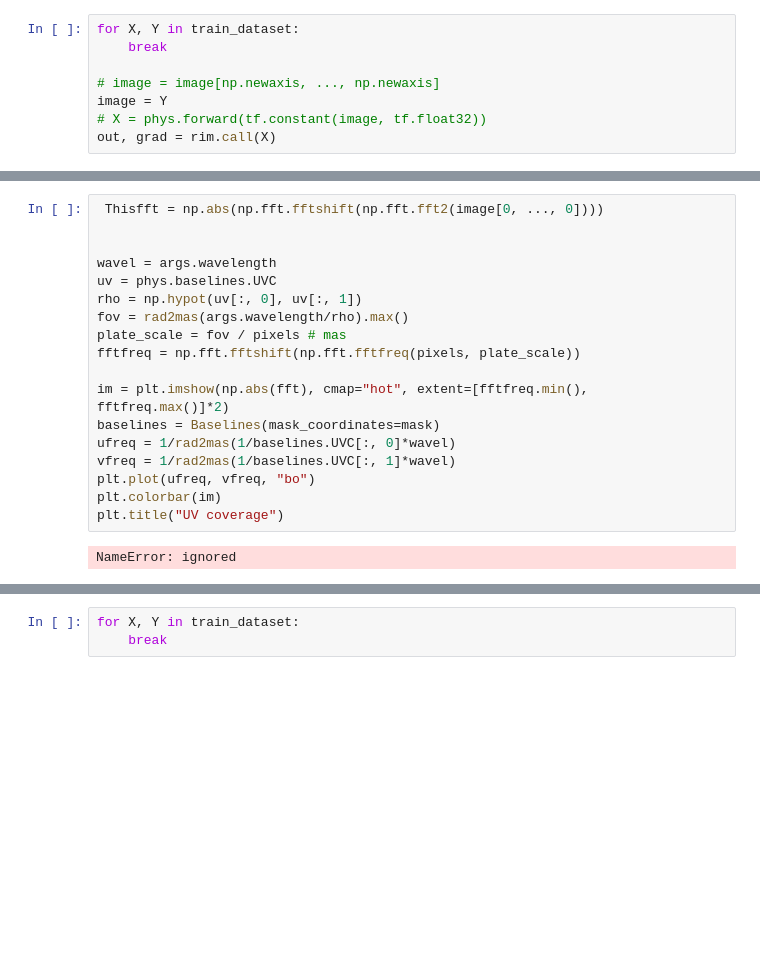
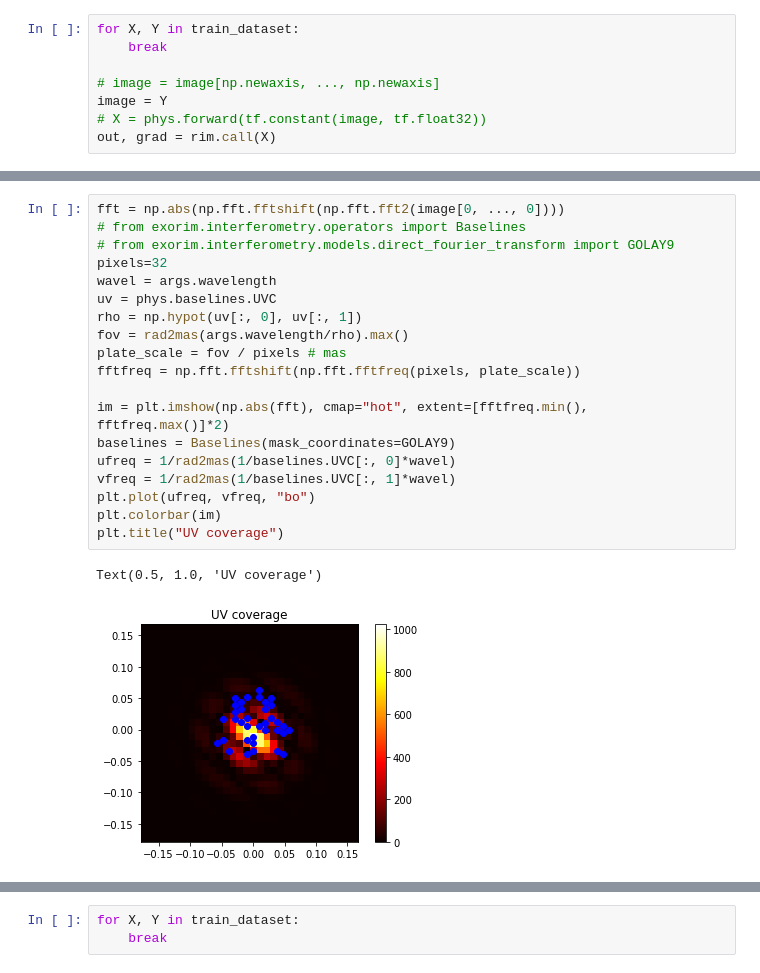
Before and after one commit to AlexandreAdam/ExoRIM, a Jupyter notebook: notebooks/exorim_training.ipynb, the cells around one changed output, grey strips where cells are left out. Drawn from its saved outputs; the diff is of its cells as text; blank space fills up the shorter version.

```diff
--- a/notebooks/exorim_training.ipynb
+++ b/notebooks/exorim_training.ipynb
@@ -298,23 +286,25 @@ for i in range(2):
 # %%
- Thisfft = np.abs(np.fft.fftshift(np.fft.fft2(image[0, ..., 0])))
-
-
+fft = np.abs(np.fft.fftshift(np.fft.fft2(image[0, ..., 0])))
+# from exorim.interferometry.operators import Baselines
+# from exorim.interferometry.models.direct_fourier_transform import GOLAY9
+pixels=32
 wavel = args.wavelength
 uv = phys.baselines.UVC
 rho = np.hypot(uv[:, 0], uv[:, 1])
 fov = rad2mas(args.wavelength/rho).max()
 plate_scale = fov / pixels # mas
 fftfreq = np.fft.fftshift(np.fft.fftfreq(pixels, plate_scale))
 
 im = plt.imshow(np.abs(fft), cmap="hot", extent=[fftfreq.min(), fftfreq.max()]*2)
-baselines = Baselines(mask_coordinates=mask)
+baselines = Baselines(mask_coordinates=GOLAY9)
 ufreq = 1/rad2mas(1/baselines.UVC[:, 0]*wavel)
 vfreq = 1/rad2mas(1/baselines.UVC[:, 1]*wavel)
 plt.plot(ufreq, vfreq, "bo")
 plt.colorbar(im)
 plt.title("UV coverage")
 # %% [output]
-NameError: ignored
+Text(0.5, 1.0, 'UV coverage')
+[figure, added]
 # %%
 im = out[0, ..., 1]
 im = tf.reshape(im, [1] + im.shape)
```
Also changed, not shown: parts of 12 cells of this notebook.
